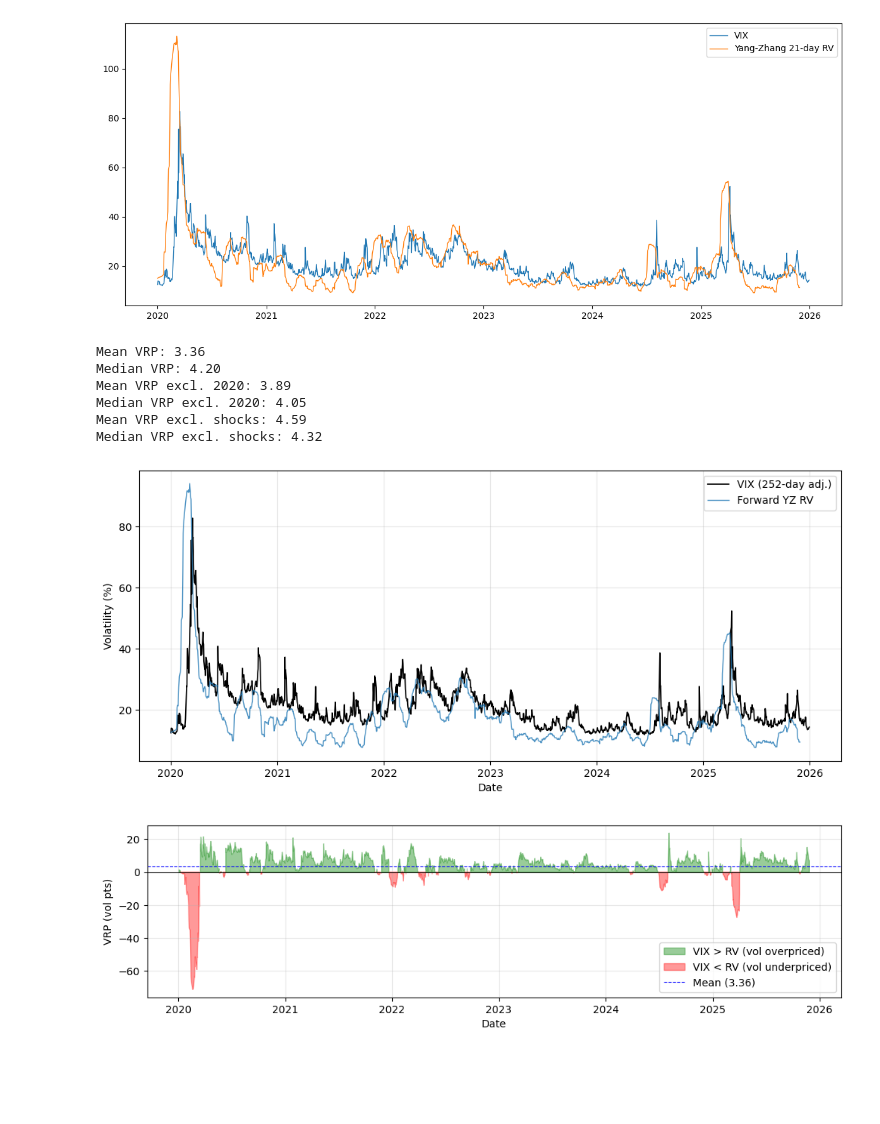
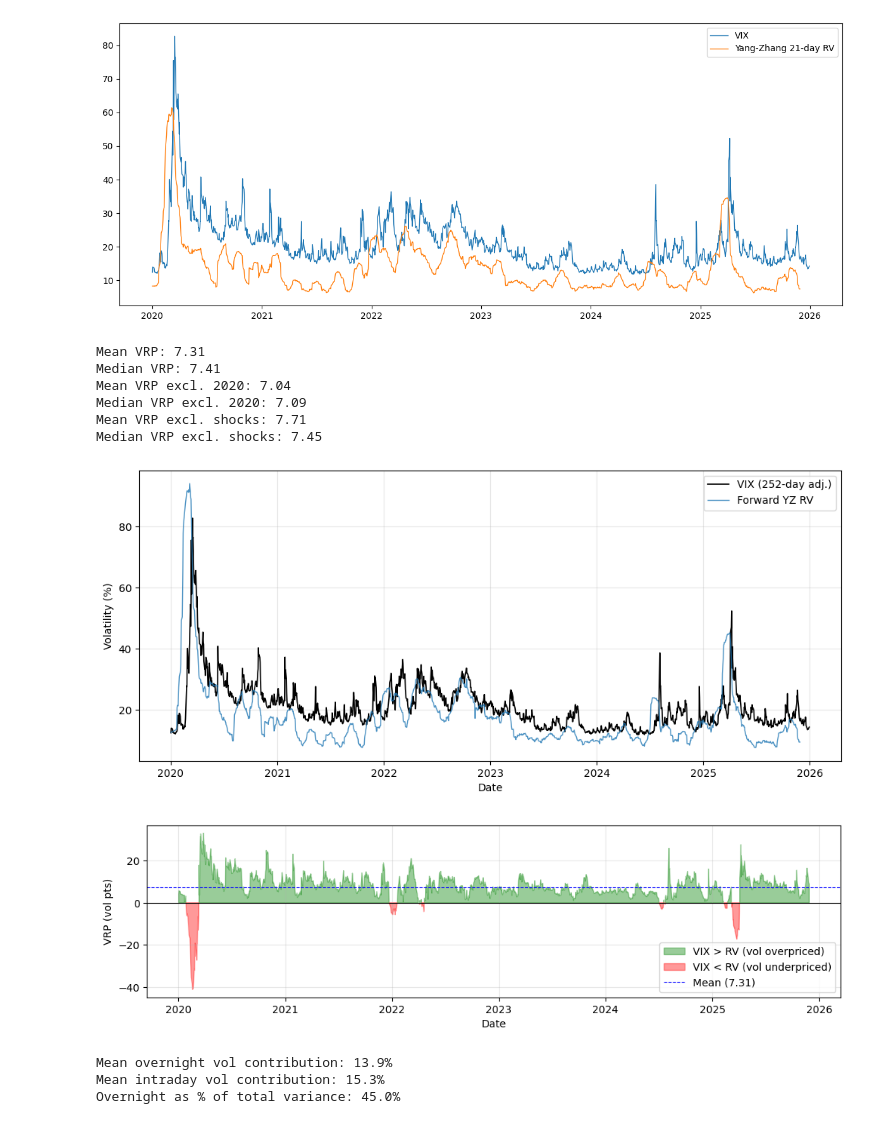
Before and after one commit to ElanPodo/volatility_surface_signals, a Jupyter notebook: notebooks/02_rv_vs_iv_analysis.ipynb, the cells around one changed output. Saved outputs shown, nothing was run; the diff lists cells and outputs as text; code cells hidden in the pictures; blank space fills up the shorter version.

```diff
--- a/notebooks/02_rv_vs_iv_analysis.ipynb
+++ b/notebooks/02_rv_vs_iv_analysis.ipynb
@@ -34,49 +33,64 @@ vix.index.name = 'date'
 # %%
 fig, ax = plt.subplots(figsize=(12, 5))
 ax.plot(vix.index, vix['Close'], linewidth=1, label='VIX')
-ax.plot(yang_zhang_rv_21.index, yang_zhang_rv_21.shift(-21) * 100 * np.sqrt(365 / 252), linewidth=1, label="Yang-Zhang 21-day RV")
+ax.plot(klass_rv_21.index, klass_rv_21.shift(-21) * 100, linewidth=1, label="Yang-Zhang 21-day RV")
 plt.legend()
 plt.tight_layout()
 plt.show()
 # %% [output]
-[figure, old version]
+[figure, new version]
 # %%
 vix_adjusted = vix["Close"]
 
-vrp = (vix_adjusted - yang_zhang_rv_21.shift(-21) * 100).dropna()
+vrp = (vix_adjusted - klass_rv_21.shift(-21) * 100).dropna()
 
 print(f"Mean VRP: {vrp.mean():.2f}")
 print(f"Median VRP: {vrp.median():.2f}")
 print(f"Mean VRP excl. 2020: {vrp.loc['2021':].mean():.2f}")
 print(f"Median VRP excl. 2020: {vrp.loc['2021':].median():.2f}")
 print(f"Mean VRP excl. shocks: {vrp[vrp > -20].mean():.2f}")
 print(f"Median VRP excl. shocks: {vrp[vrp > -20].median():.2f}")
 
 fig, ax = plt.subplots(figsize=(12, 5))
 ax.plot(vix_adjusted.index, vix_adjusted, linewidth=1.2, label="VIX (252-day adj.)", color="black")
 ax.plot(yang_zhang_rv_21.index, yang_zhang_rv_21.shift(-21) * 100, linewidth=1, alpha=0.8, label=f"Forward YZ RV")
 ax.set_xlabel("Date")
 ax.set_ylabel("Volatility (%)")
 ax.grid(True, alpha=0.3)
 ax.legend()
 plt.show(fig)
 
 fig2, ax2 = plt.subplots(figsize=(12, 3))
 ax2.fill_between(vrp.index, vrp, 0, where=(vrp >= 0), alpha=0.4, color="green", label="VIX > RV (vol overpriced)")
 ax2.fill_between(vrp.index, vrp, 0, where=(vrp < 0), alpha=0.4, color="red", label="VIX < RV (vol underpriced)")
 ax2.axhline(0, color="black", linewidth=0.8)
 ax2.axhline(vrp.mean(), color="blue", linewidth=0.8, linestyle="--", label=f"Mean ({vrp.mean():.2f})")
 ax2.set_xlabel("Date")
 ax2.set_ylabel("VRP (vol pts)")
 ax2.grid(True, alpha=0.3)
 ax2.legend(loc="lower right")
 plt.show(fig2)
 # %% [output]
-Mean VRP: 3.36
-Median VRP: 4.20
-Mean VRP excl. 2020: 3.89
-Median VRP excl. 2020: 4.05
-Mean VRP excl. shocks: 4.59
-Median VRP excl. shocks: 4.32
+Mean VRP: 7.31
+Median VRP: 7.41
+Mean VRP excl. 2020: 7.04
+Median VRP excl. 2020: 7.09
+Mean VRP excl. shocks: 7.71
+Median VRP excl. shocks: 7.45
 [figure]
-[figure, old version]
+[figure, new version]
+# %%
+overnight_returns = np.log(sp['Open'] / sp['Close'].shift(1))
+intraday_returns = np.log(sp['Close'] / sp['Open'])
+
+overnight_var = (overnight_returns ** 2).rolling(21).mean() * 252
+intraday_var = (intraday_returns ** 2).rolling(21).mean() * 252
+total_var = overnight_var + intraday_var
+
+print(f"Mean overnight vol contribution: {np.sqrt(overnight_var.mean())*100:.1f}%")
+print(f"Mean intraday vol contribution: {np.sqrt(intraday_var.mean())*100:.1f}%")
+print(f"Overnight as % of total variance: {(overnight_var.mean() / total_var.mean())*100:.1f}%")
+# %% [output]
+Mean overnight vol contribution: 13.9%
+Mean intraday vol contribution: 15.3%
+Overnight as % of total variance: 45.0%
```
Also changed, not shown: parts of 4 cells of this notebook.
